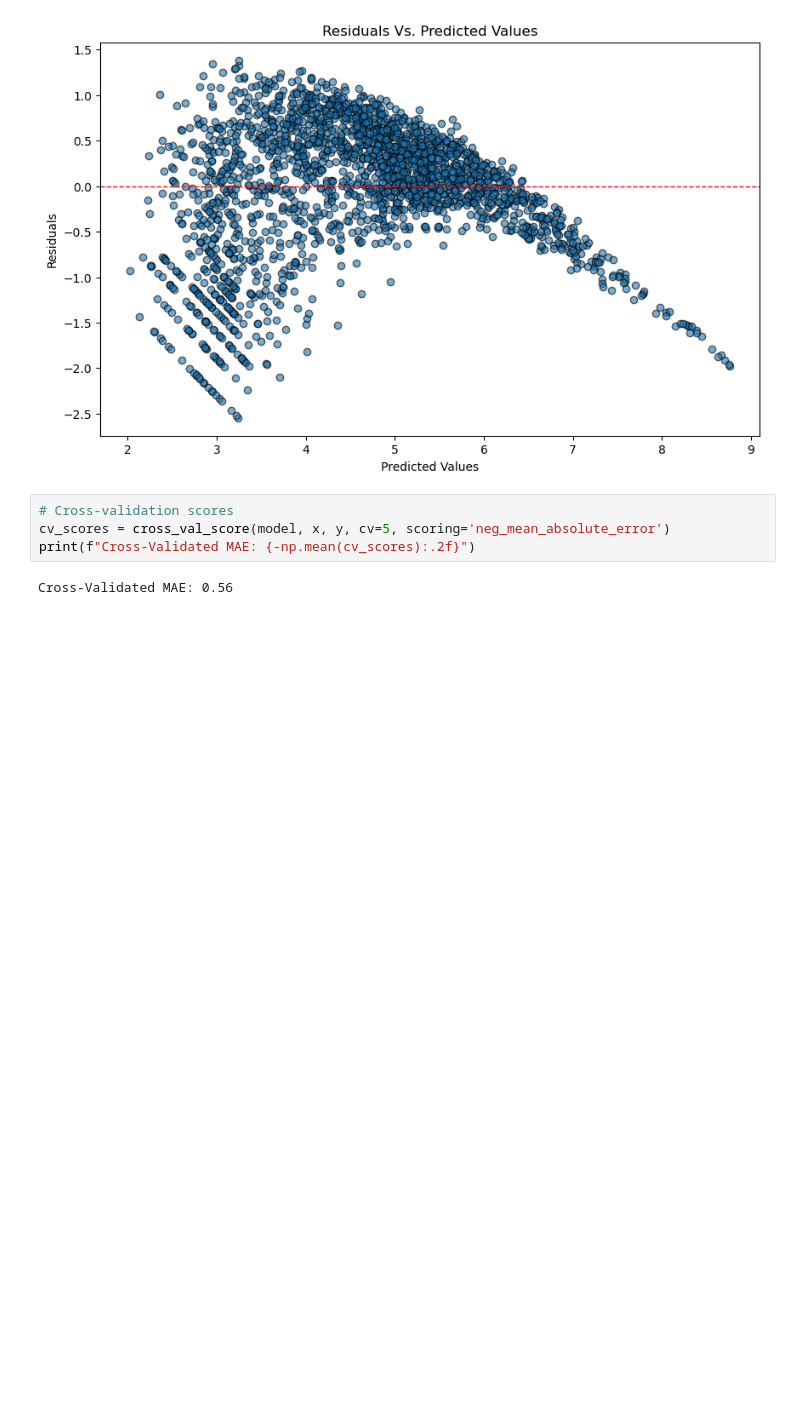
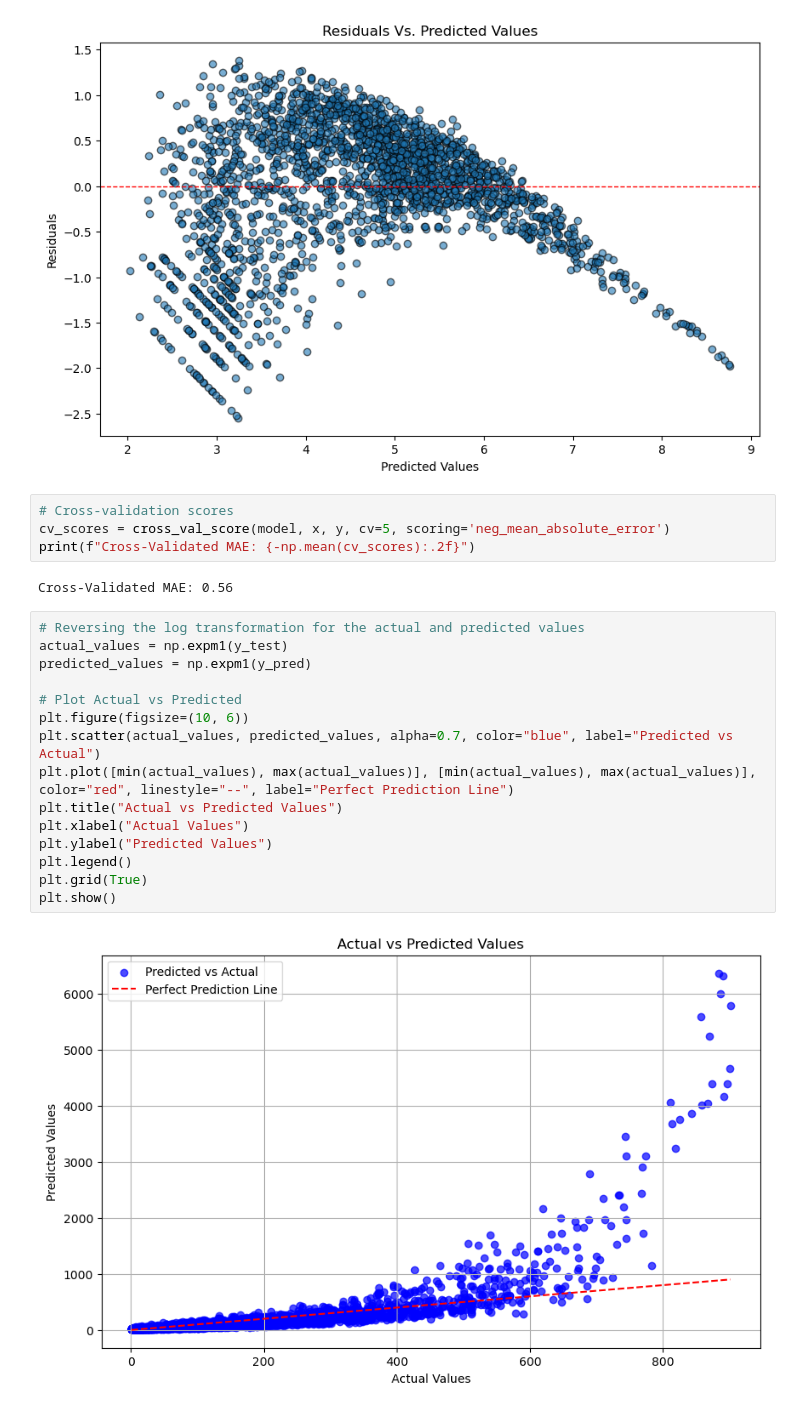
Before and after one commit to ahmedSakka/Bike-Sharing-Demand-Prediction, a Jupyter notebook: BikeSharingDemandsPrediction.ipynb, the cells around one changed output. Saved outputs shown, nothing was run; the diff lists cells and outputs as text; blank space fills up the shorter version.

Commit message:
Plotting actual values V. predicted values

```diff
--- a/BikeSharingDemandsPrediction.ipynb
+++ b/BikeSharingDemandsPrediction.ipynb
@@ -261,3 +261,20 @@ cv_scores = cross_val_score(model, x, y, cv=5, scoring='neg_mean_absolute_error'
 print(f"Cross-Validated MAE: {-np.mean(cv_scores):.2f}")
 # %% [output]
 Cross-Validated MAE: 0.56
+# %%
+# Reversing the log transformation for the actual and predicted values
+actual_values = np.expm1(y_test)
+predicted_values = np.expm1(y_pred)
+
+# Plot Actual vs Predicted
+plt.figure(figsize=(10, 6))
+plt.scatter(actual_values, predicted_values, alpha=0.7, color="blue", label="Predicted vs Actual")
+plt.plot([min(actual_values), max(actual_values)], [min(actual_values), max(actual_values)], color="red", linestyle="--", label="Perfect Prediction Line")
+plt.title("Actual vs Predicted Values")
+plt.xlabel("Actual Values")
+plt.ylabel("Predicted Values")
+plt.legend()
+plt.grid(True)
+plt.show()
+# %% [output]
+[figure, added]
```
